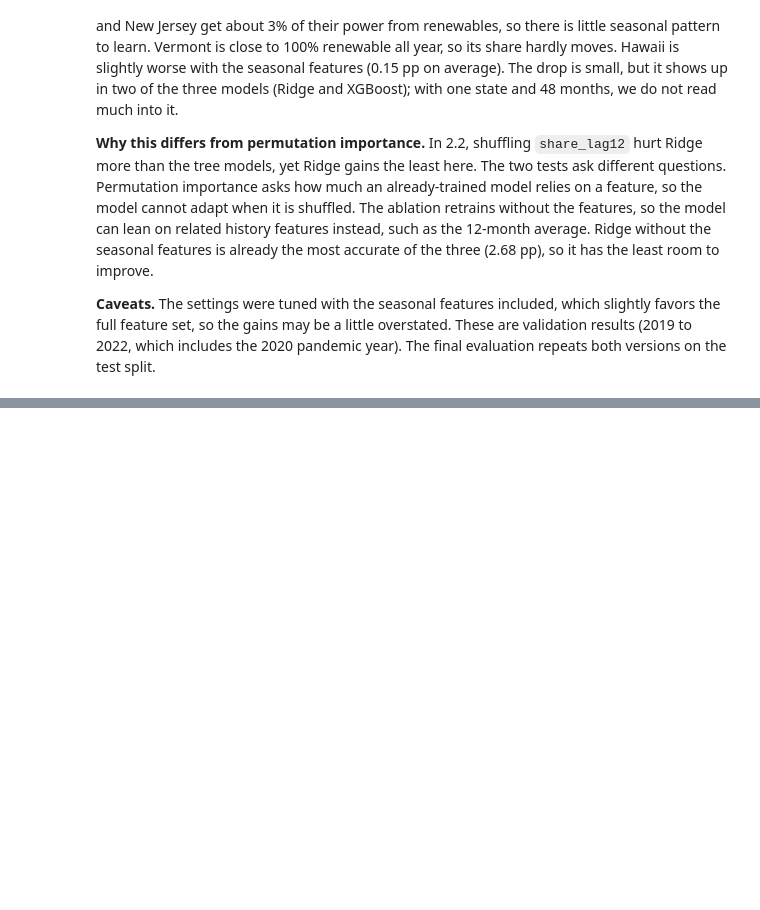
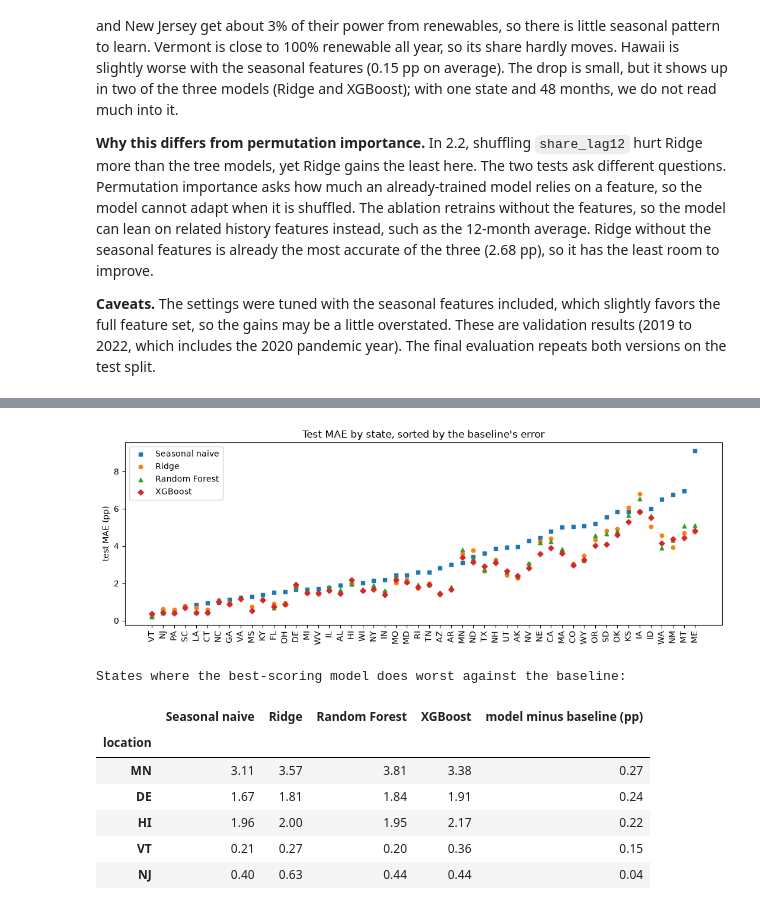
Before and after one commit to legacysti/ics635-final-project, a Jupyter notebook: ICS635_Final_Project.ipynb, the cells around one changed output, grey strips where cells are left out. Drawn from its saved outputs; the diff is of its cells as text; code cells hidden in the pictures; blank space fills up the shorter version.

```diff
--- a/ICS635_Final_Project.ipynb
+++ b/ICS635_Final_Project.ipynb
@@ -980,0 +1016,17 @@ includes the 2020 pandemic year). The final evaluation repeats both versions on
+# %%
+# --- Main result: all features, against the baseline ---
+def test_summary(keys):
+    rows = {}
+    for key in keys:
+        pred = test_predictions[key]
+        rows[key[0]] = {**scores(test[TARGET], pred),
+                        "MAE without filled rows (pp)": scores(test.loc[not_filled, TARGET], pred[not_filled])["MAE (pp)"],
+                        "states beating baseline": "-" if key[0] == "Seasonal naive" else
+                            f"{(test_state_mae[key] < test_state_mae['Seasonal naive', '-']).sum()} / 50"}
+    return pd.DataFrame(rows).T.infer_objects()
+
+full = [("Seasonal naive", "-")] + [(name, "state + history + seasonal") for name in MODELS]
+test_table = test_summary(full)
+test_table["MAE vs baseline (%)"] = 100 * (test_table["MAE (pp)"] / test_table.loc["Seasonal naive", "MAE (pp)"] - 1)
+test_table["validation MAE (pp)"] = summary["MAE (pp)"]   # from 2.2, for comparison
+test_table.round(2)
@@ -980,0 +1074,30 @@ includes the 2020 pandemic year). The final evaluation repeats both versions on
+# %%
+# --- Per-state test MAE: baseline against each model (all features) ---
+state_table = test_state_mae[full].mul(100)
+state_table.columns = [key[0] for key in full]
+state_table = state_table.sort_values("Seasonal naive")
+
+fig, ax = plt.subplots(figsize=(13, 4))
+x = np.arange(len(state_table))
+for column, marker in zip(state_table.columns, ["s", "o", "^", "D"]):
+    ax.scatter(x, state_table[column], marker=marker, s=22, label=column)
+ax.set_xticks(x, state_table.index, rotation=90)
+ax.set_ylabel("test MAE (pp)")
+ax.set_title("Test MAE by state, sorted by the baseline's error")
+ax.legend()
+plt.show()
+
+print("States where the best-scoring model does worst against the baseline:")
+best_model = test_table.drop("Seasonal naive")["MAE (pp)"].idxmin()
+display(state_table.assign(**{"model minus baseline (pp)": state_table[best_model] - state_table["Seasonal naive"]})
+        .nlargest(5, "model minus baseline (pp)").round(2))
+# %% [output]
+[figure, added]
+States where the best-scoring model does worst against the baseline:
+|  | Seasonal naive | Ridge | Random Forest | XGBoost | model minus baseline (pp) |
+| location |  |  |  |  |  |
+| MN | 3.11 | 3.57 | 3.81 | 3.38 | 0.27 |
+| DE | 1.67 | 1.81 | 1.84 | 1.91 | 0.24 |
+| HI | 1.96 | 2.00 | 1.95 | 2.17 | 0.22 |
+| VT | 0.21 | 0.27 | 0.20 | 0.36 | 0.15 |
+| NJ | 0.40 | 0.63 | 0.44 | 0.44 | 0.04 |
```
Also changed, not shown: parts of 7 cells of this notebook.
